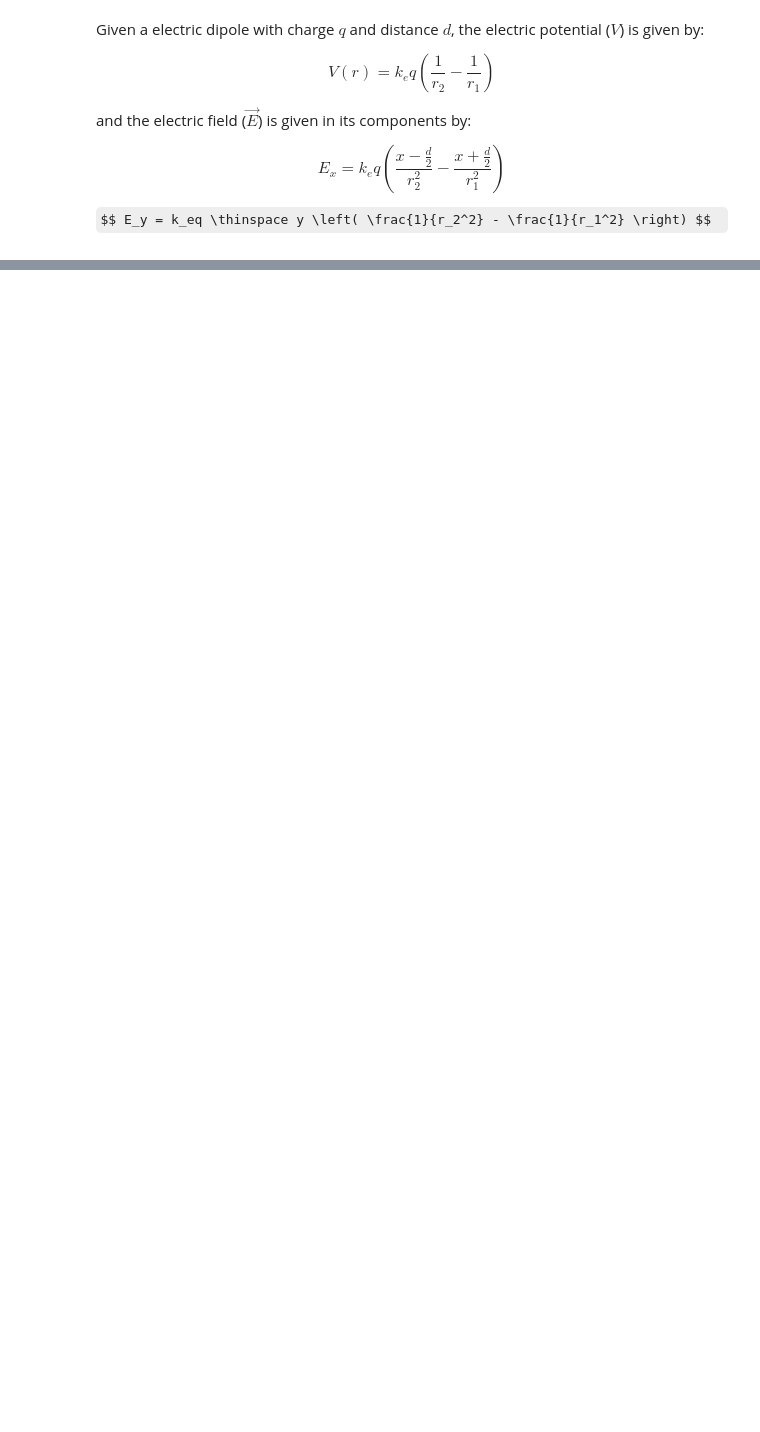
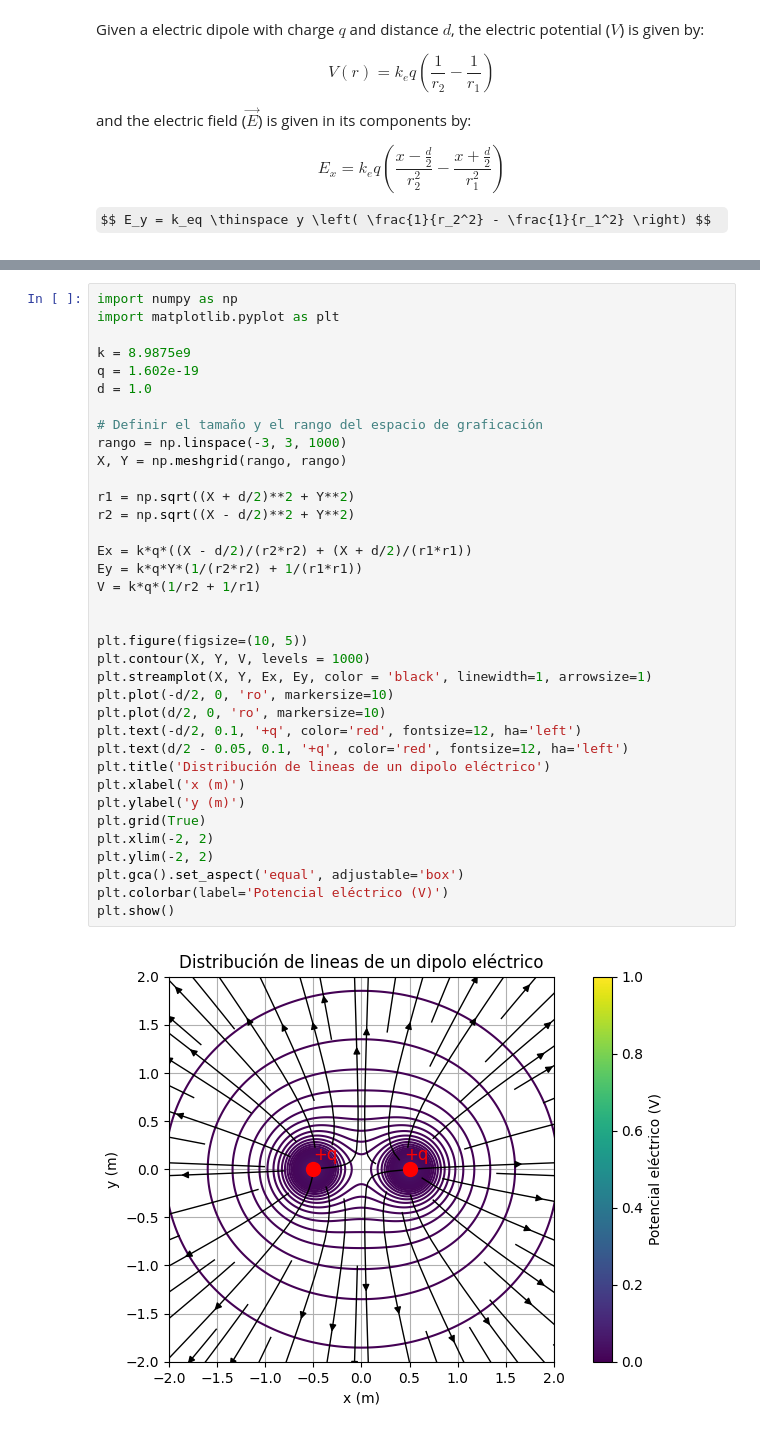
Before and after one commit to Dvargasar6/Python, a Jupyter notebook: Science/Physics/electricDipole.ipynb, the cells around one changed output, grey strips where cells are left out. Drawn from its saved outputs; the diff is of its cells as text; some formulas as TeX source; blank space fills up the shorter version.

Commit message:
Add files via upload
Archivo de graficación de distribuciones de carga.

```diff
--- a/Science/Physics/electricDipole.ipynb
+++ b/Science/Physics/electricDipole.ipynb
@@ -49,0 +50,38 @@ plt.show()
+# %%
+import numpy as np
+import matplotlib.pyplot as plt
+
+k = 8.9875e9
+q = 1.602e-19
+d = 1.0
+
+# Definir el tamaño y el rango del espacio de graficación
+rango = np.linspace(-3, 3, 1000)
+X, Y = np.meshgrid(rango, rango)
+
+r1 = np.sqrt((X + d/2)**2 + Y**2)
+r2 = np.sqrt((X - d/2)**2 + Y**2)
+
+Ex = k*q*((X - d/2)/(r2*r2) + (X + d/2)/(r1*r1))
+Ey = k*q*Y*(1/(r2*r2) + 1/(r1*r1))
+V = k*q*(1/r2 + 1/r1)
+
+
+plt.figure(figsize=(10, 5))
+plt.contour(X, Y, V, levels = 1000)
+plt.streamplot(X, Y, Ex, Ey, color = 'black', linewidth=1, arrowsize=1)
+plt.plot(-d/2, 0, 'ro', markersize=10)
+plt.plot(d/2, 0, 'ro', markersize=10)
+plt.text(-d/2, 0.1, '+q', color='red', fontsize=12, ha='left')
+plt.text(d/2 - 0.05, 0.1, '+q', color='red', fontsize=12, ha='left')
+plt.title('Distribución de lineas de un dipolo eléctrico')
+plt.xlabel('x (m)')
+plt.ylabel('y (m)')
+plt.grid(True)
+plt.xlim(-2, 2)
+plt.ylim(-2, 2)
+plt.gca().set_aspect('equal', adjustable='box')
+plt.colorbar(label='Potencial eléctrico (V)')
+plt.show()
+# %% [output]
+[figure, added]
```
Also changed, not shown: parts of 3 cells of this notebook.
